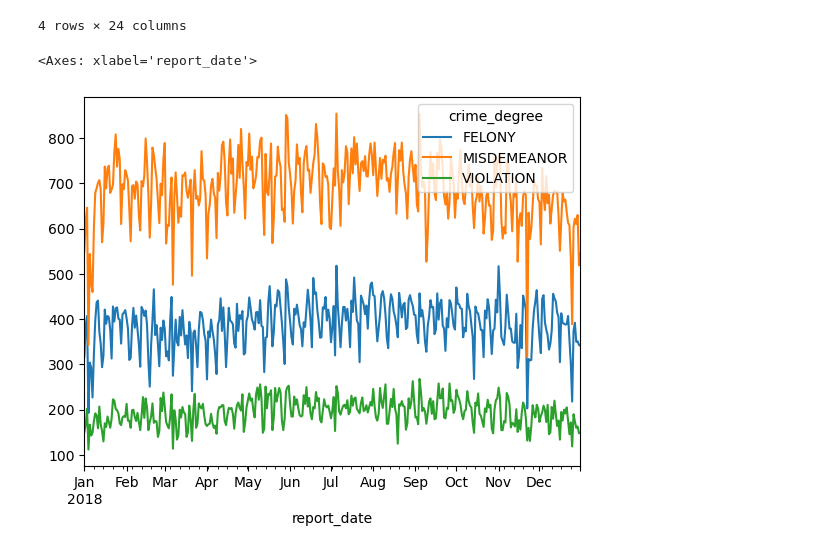
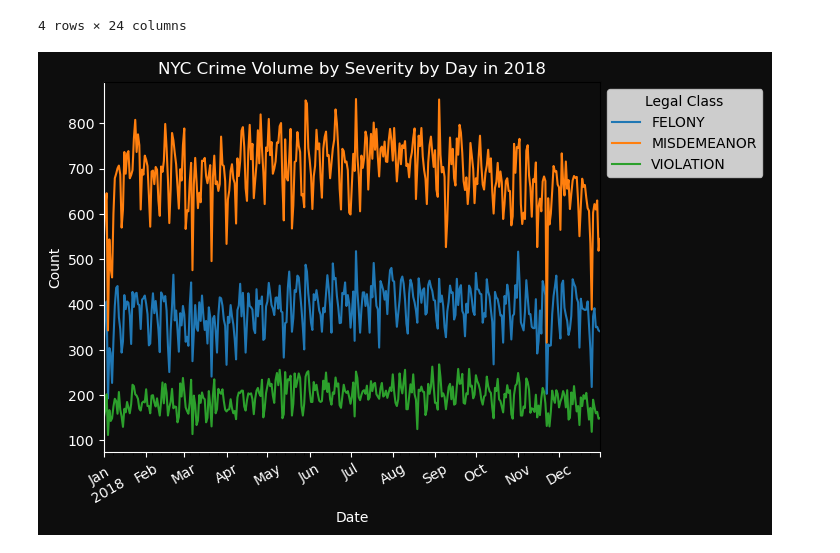
Before and after one commit to jamorr/Capstone, a Jupyter notebook: src/crime_analysis.ipynb, the cells around one changed output. Drawn from its saved outputs; the diff is of its cells as text; code cells hidden in the pictures.

```diff
--- a/src/crime_analysis.ipynb
+++ b/src/crime_analysis.ipynb
@@ -55,8 +46,23 @@ for f in date_time:
     crime_df[f] = pd.to_datetime(crime_df[f], errors='coerce')
-# %%
-by_severity = crime_df[['report_date', 'idx', 'crime_degree']].groupby(['crime_degree','report_date']).count().unstack('crime_degree')
-by_severity.columns = by_severity.columns.droplevel()
-by_severity.plot()
-# %% [output]
-<Axes: xlabel='report_date'>
-[figure, removed]
+# %%
+by_severity = crime_df[['report_date', 'idx', 'crime_degree']].groupby(['crime_degree','report_date']).count().unstack('crime_degree')
+by_severity.columns = by_severity.columns.droplevel()
+ax = by_severity.plot()
+ax.set_facecolor("#0d0d0d")
+fig = ax.get_figure()
+fig.set_facecolor("#0d0d0d")
+ax.spines['bottom'].set_color('white')
+ax.spines['left'].set_color('white')
+
+# Other customizations with white for inverted theme
+ax.xaxis.label.set_color('white')
+ax.yaxis.label.set_color('white')
+ax.title.set_color('white')
+ax.tick_params(axis='x', colors='white', rotation=30)
+ax.tick_params(axis='y', colors='white')
+ax.set_title("NYC Crime Volume by Severity by Day in 2018")
+ax.set_xlabel("Date")
+ax.set_ylabel("Count")
+_=ax.legend(title="Legal Class", bbox_to_anchor=[1,1],)
+# %% [output]
+[figure, added]
```
Also changed, not shown: parts of 3 cells of this notebook, 6 other files.
